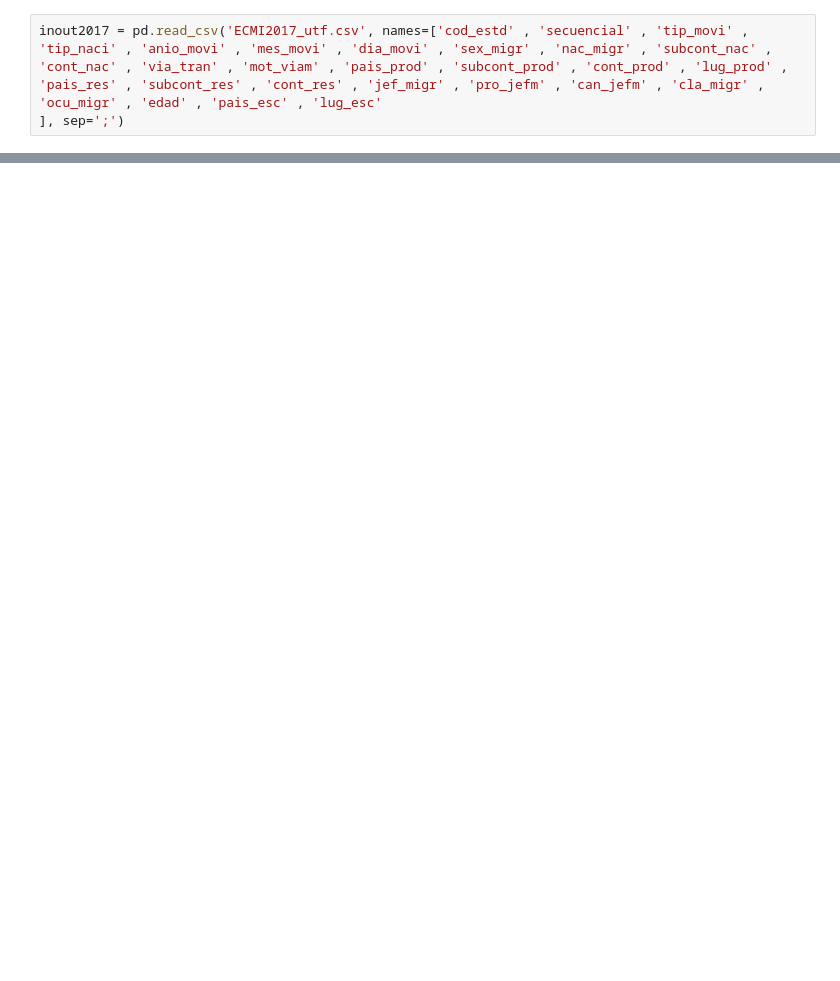
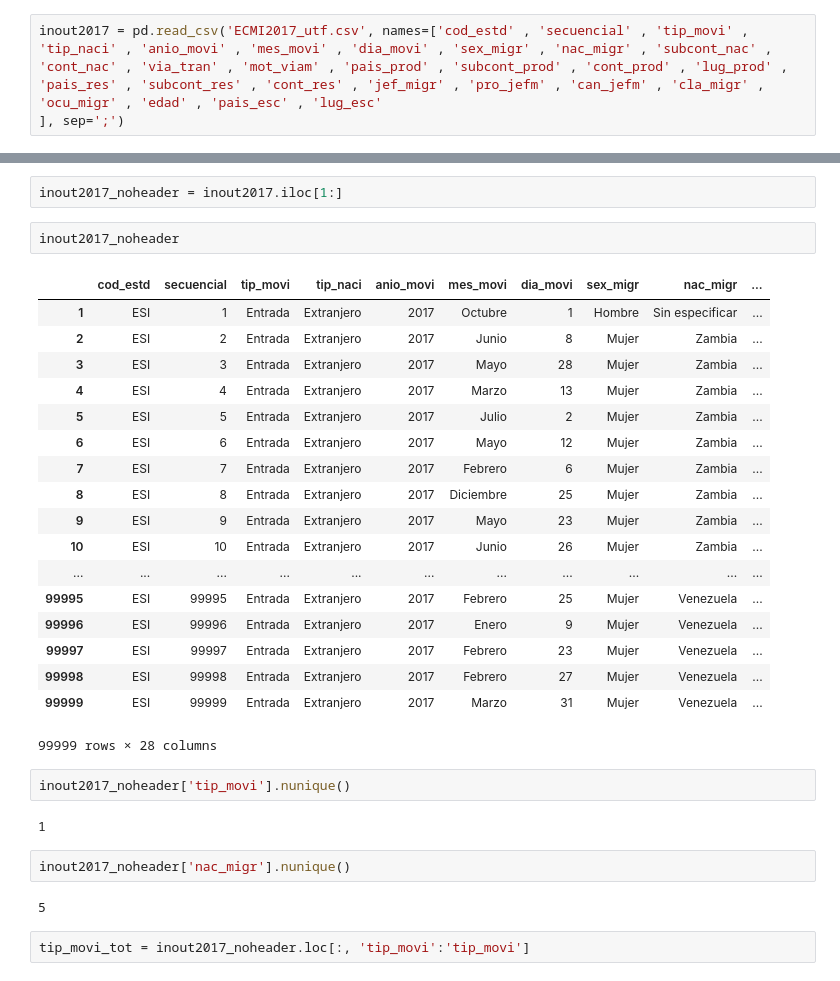
Before and after one commit to suprematis/Ecuador_Migration_Patterns, a Jupyter notebook: Migration_Data_Ingest_Ecuador.ipynb, the cells around one changed output, grey strips where cells are left out. Drawn from its saved outputs; the diff is of its cells as text; blank space fills up the shorter version.

```diff
--- a/Migration_Data_Ingest_Ecuador.ipynb
+++ b/Migration_Data_Ingest_Ecuador.ipynb
@@ -118,0 +195,33 @@ NameError: name 'inout2017' is not defined
+# %%
+inout2017_noheader = inout2017.iloc[1:]
+# %%
+inout2017_noheader
+# %% [output]
+|  | cod_estd | secuencial | tip_movi | tip_naci | anio_movi | mes_movi | dia_movi | sex_migr | nac_migr | ... |
+| 1 | ESI | 1 | Entrada | Extranjero | 2017 | Octubre | 1 | Hombre | Sin especificar | ... |
+| 2 | ESI | 2 | Entrada | Extranjero | 2017 | Junio | 8 | Mujer | Zambia | ... |
+| 3 | ESI | 3 | Entrada | Extranjero | 2017 | Mayo | 28 | Mujer | Zambia | ... |
+| 4 | ESI | 4 | Entrada | Extranjero | 2017 | Marzo | 13 | Mujer | Zambia | ... |
+| 5 | ESI | 5 | Entrada | Extranjero | 2017 | Julio | 2 | Mujer | Zambia | ... |
+| 6 | ESI | 6 | Entrada | Extranjero | 2017 | Mayo | 12 | Mujer | Zambia | ... |
+| 7 | ESI | 7 | Entrada | Extranjero | 2017 | Febrero | 6 | Mujer | Zambia | ... |
+| 8 | ESI | 8 | Entrada | Extranjero | 2017 | Diciembre | 25 | Mujer | Zambia | ... |
+| 9 | ESI | 9 | Entrada | Extranjero | 2017 | Mayo | 23 | Mujer | Zambia | ... |
+| 10 | ESI | 10 | Entrada | Extranjero | 2017 | Junio | 26 | Mujer | Zambia | ... |
+| ... | ... | ... | ... | ... | ... | ... | ... | ... | ... | ... |
+| 99995 | ESI | 99995 | Entrada | Extranjero | 2017 | Febrero | 25 | Mujer | Venezuela | ... |
+| 99996 | ESI | 99996 | Entrada | Extranjero | 2017 | Enero | 9 | Mujer | Venezuela | ... |
+| 99997 | ESI | 99997 | Entrada | Extranjero | 2017 | Febrero | 23 | Mujer | Venezuela | ... |
+| 99998 | ESI | 99998 | Entrada | Extranjero | 2017 | Febrero | 27 | Mujer | Venezuela | ... |
+| 99999 | ESI | 99999 | Entrada | Extranjero | 2017 | Marzo | 31 | Mujer | Venezuela | ... |
+99999 rows × 28 columns
+# %%
+inout2017_noheader['tip_movi'].nunique()
+# %% [output]
+1
+# %%
+inout2017_noheader['nac_migr'].nunique()
+# %% [output]
+5
+# %%
+tip_movi_tot = inout2017_noheader.loc[:, 'tip_movi':'tip_movi']
```
Also changed, not shown: parts of 9 cells of this notebook.
